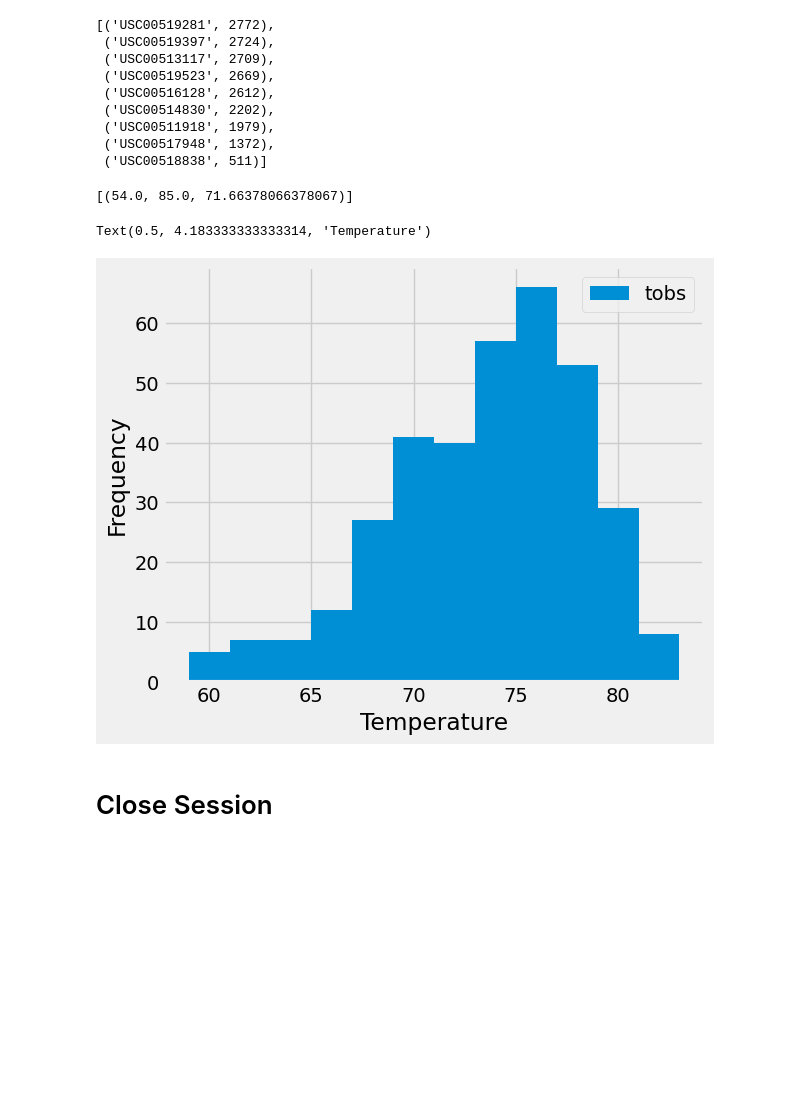
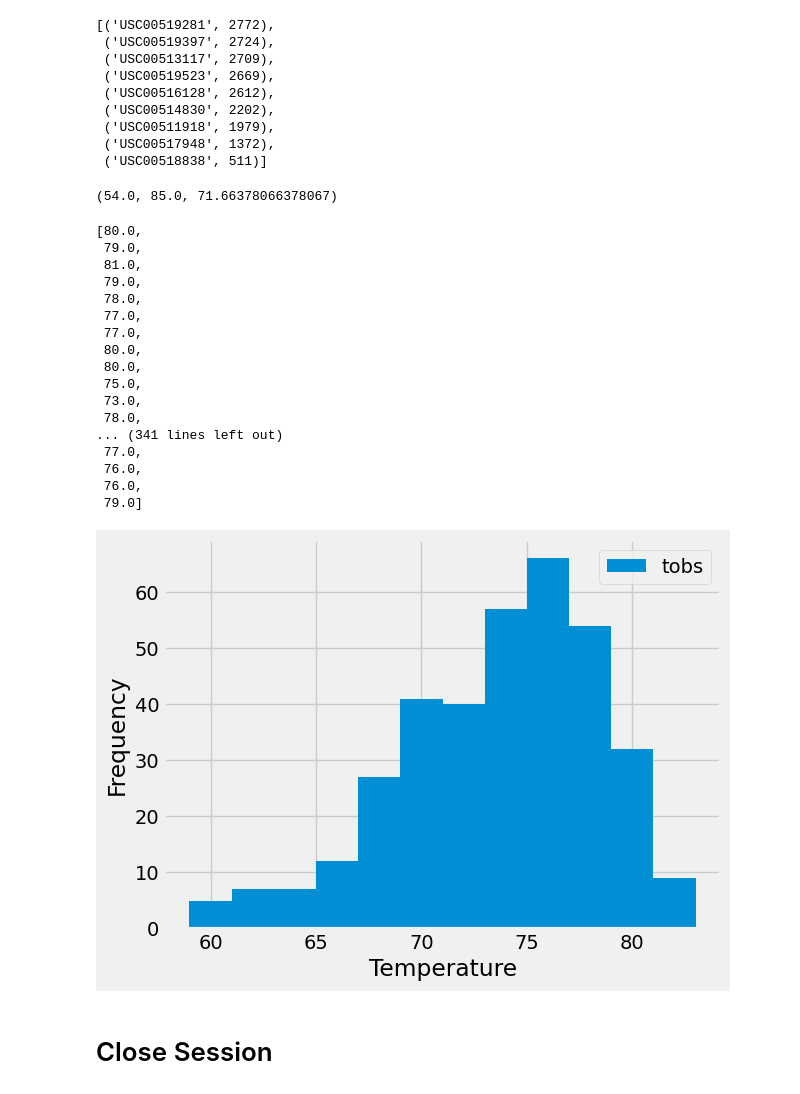
Before and after one commit to wemlaztdj/sqlalchemy-challenge, a Jupyter notebook: SurfsUp/climate_starter.ipynb, the cells around one changed output. Drawn from its saved outputs; the diff is of its cells as text; code cells hidden in the pictures; blank space fills up the shorter version.

```diff
--- a/SurfsUp/climate_starter.ipynb
+++ b/SurfsUp/climate_starter.ipynb
@@ -119,6 +117,11 @@ ayear_df.describe()
 # %%
 # Design a query to find the most active stations (i.e. which stations have the most rows?)
 # List the stations and their counts in descending order.
+mostActive= session.query(Measurement.station, func.count(Measurement.station)).\
+    group_by(Measurement.station).\
+    order_by((func.count(Measurement.station)).desc()).\
+    all()
+mostActive
 # %% [output]
 [('USC00519281', 2772),
  ('USC00519397', 2724),
@@ -131,14 +134,58 @@ ayear_df.describe()
  ('USC00518838', 511)]
 # %%
 # Using the most active station id from the previous query, calculate the lowest, highest, and average temperature.
+activestationid=mostActive[0][0]
+mostActiveSta=session.query(func.min(Measurement.tobs),func.max(Measurement.tobs),func.avg(Measurement.tobs)).\
+    filter(Measurement.station==activestationid).first()
+mostActiveSta
 # %% [output]
-[(54.0, 85.0, 71.66378066378067)]
+(54.0, 85.0, 71.66378066378067)
 # %%
 # Using the most active station id
 # Query the last 12 months of temperature observation data for this station and plot the results as a histogram
+last_date = session.query(Measurement.date).\
+    filter(Measurement.station == activestationid).\
+    order_by(Measurement.date.desc()).\
+    first()
+last_date[0]
+
+datelast_date=dt.datetime.strptime(last_date[0], '%Y-%m-%d')
+year_agoMA = dt.date(year=datelast_date.year - 1, month=datelast_date.month, day=datelast_date.day)
+year_agoMA
+
+temperature = session.query(Measurement.tobs).\
+    filter(Measurement.station == activestationid).\
+    filter(Measurement.date >= year_agoMA).\
+    all()
+temperature
+temperaturelist=[temp[0] for temp in temperature]
+temperaturelist
 # %% [output]
-Text(0.5, 4.183333333333314, 'Temperature')
+[80.0,
+ 79.0,
+ 81.0,
+ 79.0,
+ 78.0,
+ 77.0,
+ 77.0,
+ 80.0,
+ 80.0,
+ 75.0,
+ 73.0,
+ 78.0,
+... (341 lines left out)
+ 77.0,
+ 76.0,
+ 76.0,
+ 79.0]
-[figure, removed]
+# %%
+plt.hist(temperaturelist, bins=12, label='tobs')
+plt.xlabel('Temperature')
+plt.ylabel('Frequency')
+plt.legend()
+plt.show()
+# %% [output]
+[figure, added]
 # %% [markdown]
 # Close Session
 # %%
```
Also changed, not shown: parts of 2 cells of this notebook.
